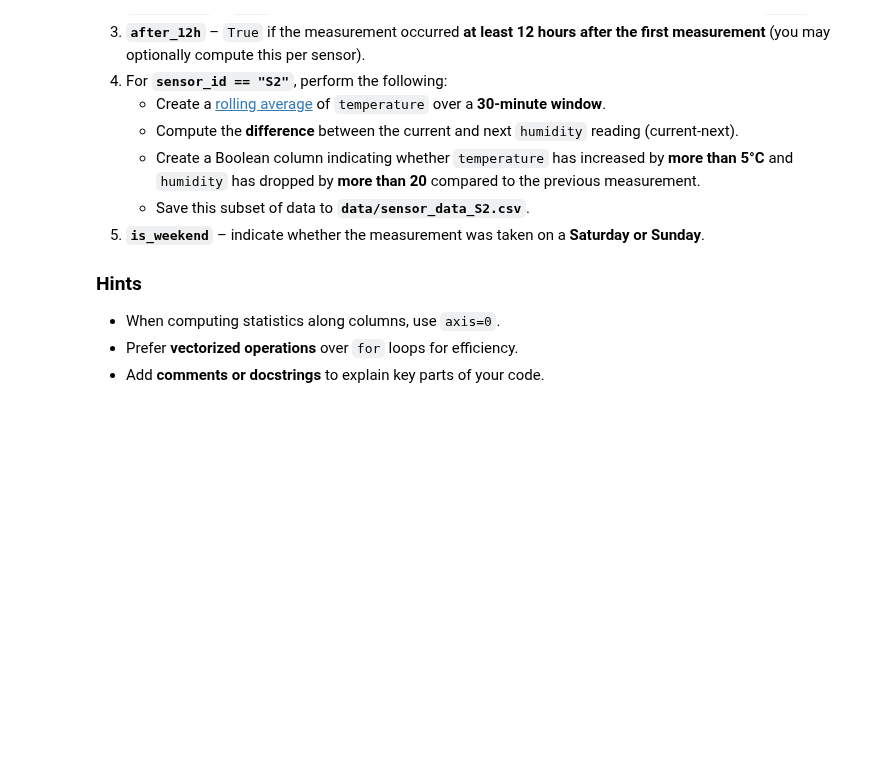
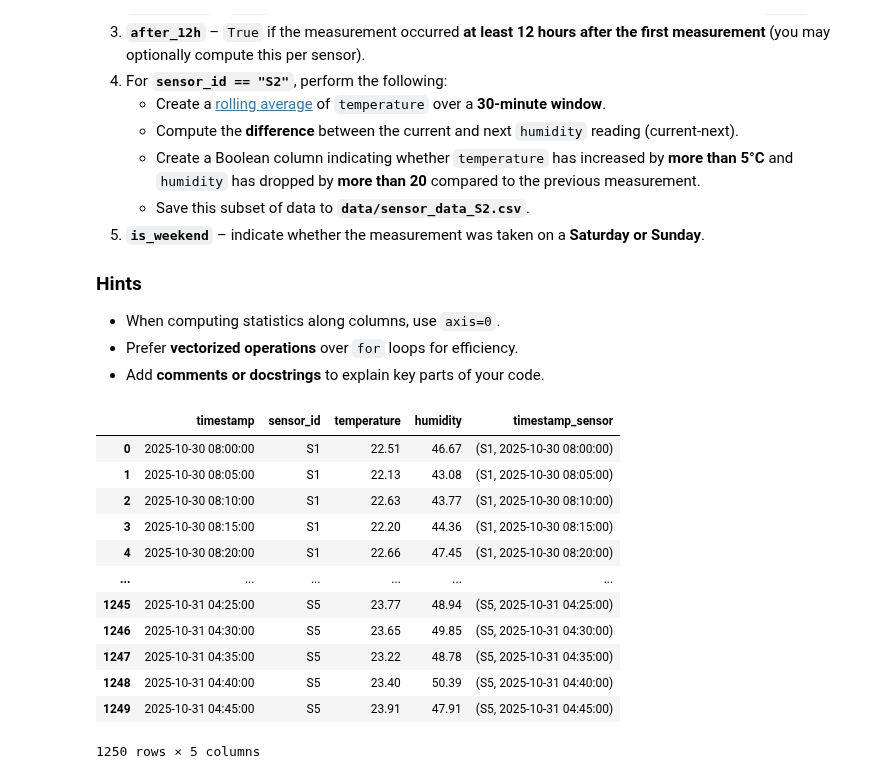
Before and after one commit to gustafik-delo/python-for-data-science, a Jupyter notebook: assignment3.ipynb, the cells around one changed output. Cells and saved outputs as stored; diff of their text form; code cells hidden in the pictures; blank space fills up the shorter version.

```diff
--- a/assignment3.ipynb
+++ b/assignment3.ipynb
@@ -804,3 +822,23 @@ Add the following time-based columns:
 - When computing statistics along columns, use `axis=0`.
 - Prefer **vectorized operations** over `for` loops for efficiency.
 - Add **comments or docstrings** to explain key parts of your code.
+# %%
+df = pd.read_csv('data/sensor_data.csv')
+df['timestamp'] = pd.to_datetime(df['timestamp'])
+df['sensor_id'] = df['sensor_id'].astype('category')
+df['timestamp_sensor'] = pd.MultiIndex.from_frame(df[['sensor_id', 'timestamp']])
+df
+# %% [output]
+|  | timestamp | sensor_id | temperature | humidity | timestamp_sensor |
+| 0 | 2025-10-30 08:00:00 | S1 | 22.51 | 46.67 | (S1, 2025-10-30 08:00:00) |
+| 1 | 2025-10-30 08:05:00 | S1 | 22.13 | 43.08 | (S1, 2025-10-30 08:05:00) |
+| 2 | 2025-10-30 08:10:00 | S1 | 22.63 | 43.77 | (S1, 2025-10-30 08:10:00) |
+| 3 | 2025-10-30 08:15:00 | S1 | 22.20 | 44.36 | (S1, 2025-10-30 08:15:00) |
+| 4 | 2025-10-30 08:20:00 | S1 | 22.66 | 47.45 | (S1, 2025-10-30 08:20:00) |
+| ... | ... | ... | ... | ... | ... |
+| 1245 | 2025-10-31 04:25:00 | S5 | 23.77 | 48.94 | (S5, 2025-10-31 04:25:00) |
+| 1246 | 2025-10-31 04:30:00 | S5 | 23.65 | 49.85 | (S5, 2025-10-31 04:30:00) |
+| 1247 | 2025-10-31 04:35:00 | S5 | 23.22 | 48.78 | (S5, 2025-10-31 04:35:00) |
+| 1248 | 2025-10-31 04:40:00 | S5 | 23.40 | 50.39 | (S5, 2025-10-31 04:40:00) |
+| 1249 | 2025-10-31 04:45:00 | S5 | 23.91 | 47.91 | (S5, 2025-10-31 04:45:00) |
+1250 rows × 5 columns
```
Also changed, not shown: parts of 6 cells of this notebook, 1 other file.
